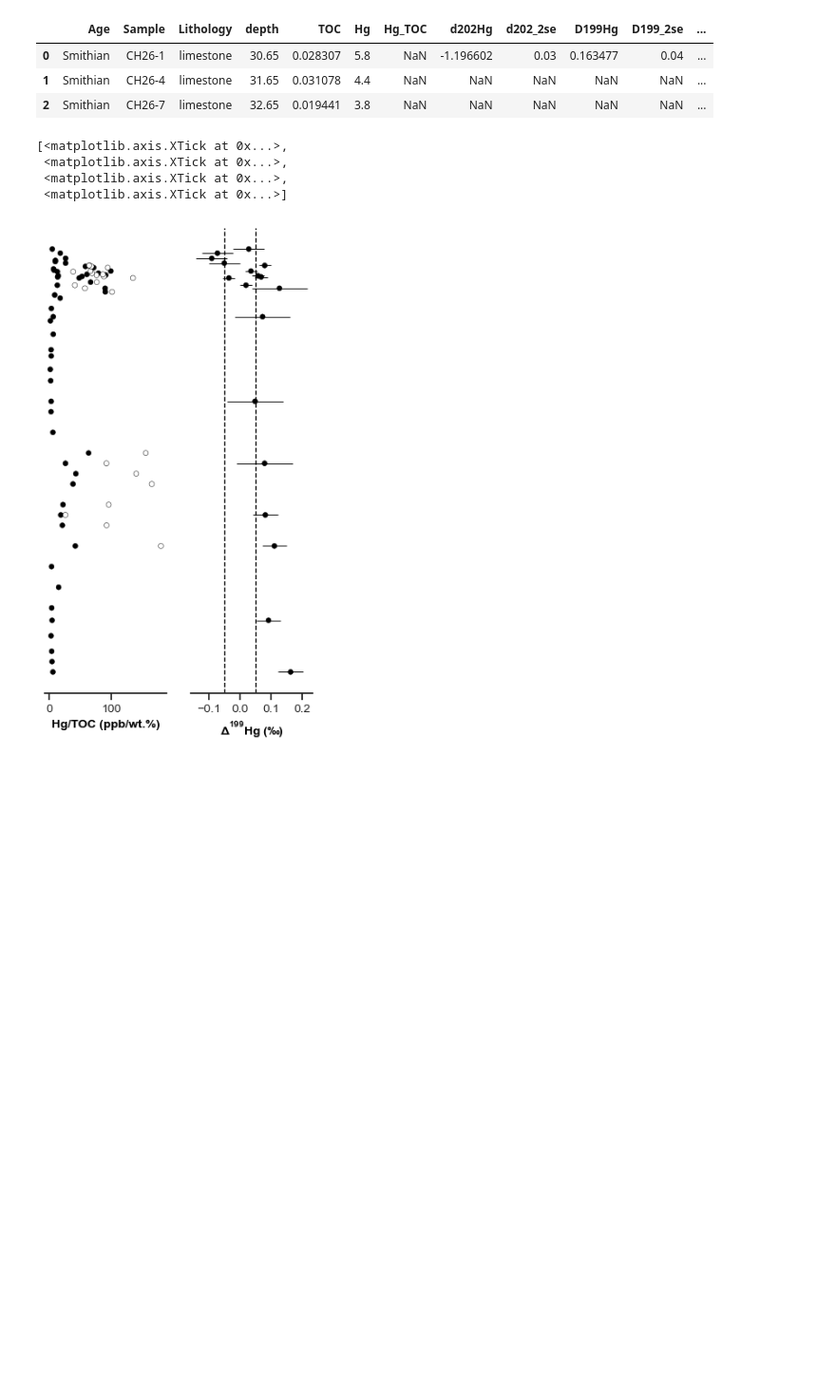
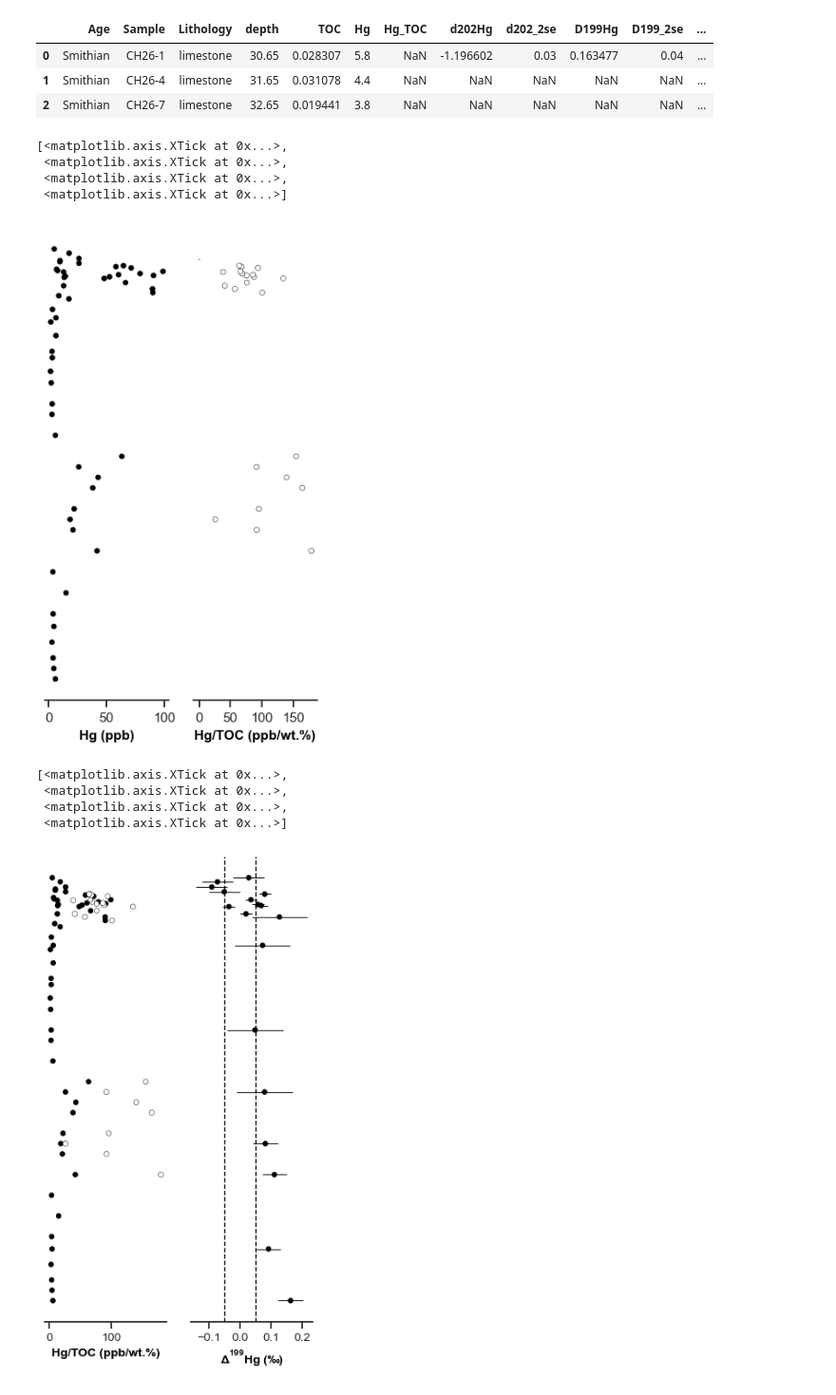
Before and after one commit to oluwaseun-edward/notebooks, a Jupyter notebook: lit_data.ipynb, the cells around one changed output. Shown at 95% size. Cells and saved outputs as stored; diff of their text form; code cells hidden in the pictures; blank space fills up the shorter version.

Commit message:
plotted literature 13C and Hg data from the PaleoTethys and NeoTethys.

```diff
--- a/lit_data.ipynb
+++ b/lit_data.ipynb
@@ -13,10 +13,13 @@ mpl.rcParams['pdf.fonttype'] = 42
 # This is for using seaborn
 sns.set_theme(style="white")
 sns.set_style('ticks')
+
+# declare paths to save to and extract data exce sheet files.
 save_path ='../plots/'
+data_path = "../SSB_literature_Hg_data.xlsx"
 # %%
 # import data into a pandas dataframe.
-cha = pd.read_excel("../SSB_literature_Hg_data.xlsx", sheet_name="Chaohu")
+cha = pd.read_excel(data_path, sheet_name="Chaohu")
 cha.head(3)
 # %% [output]
 |  | Age | Sample | Lithology | depth | TOC | Hg | Hg_TOC | d202Hg | d202_2se | D199Hg | D199_2se | ... |
@@ -29,6 +32,35 @@ D199 = cha.D199Hg
 Hg = cha.Hg
 Hg_TOC=cha.Hg_TOC
 err199 = cha.D199_2se
+# %%
+fig, axes = plt.subplots(figsize=(4, 7), nrows=1, ncols=2, sharey=True)
+ax0, ax1 = axes
+
+ax_list = [ax0, ax1]
+plt_list = [Hg, Hg_TOC]
+labels = ["Hg (ppb)", "Hg/TOC (ppb/wt.%)"]
+colors = ["black", "white"]
+# remove the y-axis ticks and y-axis itself.
+sns.despine(left=True, right=True, top=True, bottom=False)
+plt.yticks([])
+
+for i in range(len(ax_list)):
+    sns.scatterplot(data=cha, x=plt_list[i], y=depth, ax=ax_list[i],
+                    color=colors[i], legend=False, edgecolor='black',
+                    size=20,
+                    )
+    ax_list[i].tick_params(labelsize=11)
+    ax_list[i].set_xlabel(labels[i], fontsize=11, c="black", fontweight="bold")
+ax1.errorbar(xerr=err199, y=depth, x=D199, ecolor="black", color="black",
+             linestyle='none', elinewidth=0.7, capthick=0.5, mec='black')
+ax1.set_xticks([0, 50, 100, 150])
+# plt.savefig(f'{save_path}WPND-corr.pdf')
+# %% [output]
+[<matplotlib.axis.XTick at 0x...>,
+ <matplotlib.axis.XTick at 0x...>,
+ <matplotlib.axis.XTick at 0x...>,
+ <matplotlib.axis.XTick at 0x...>]
+[figure, added]
 # %%
 fig, axes = plt.subplots(figsize=(4, 7), nrows=1, ncols = 2, sharey=True)
 ax0, ax1 = axes
```
Also changed, not shown: parts of 23 cells of this notebook, 1 other file.
